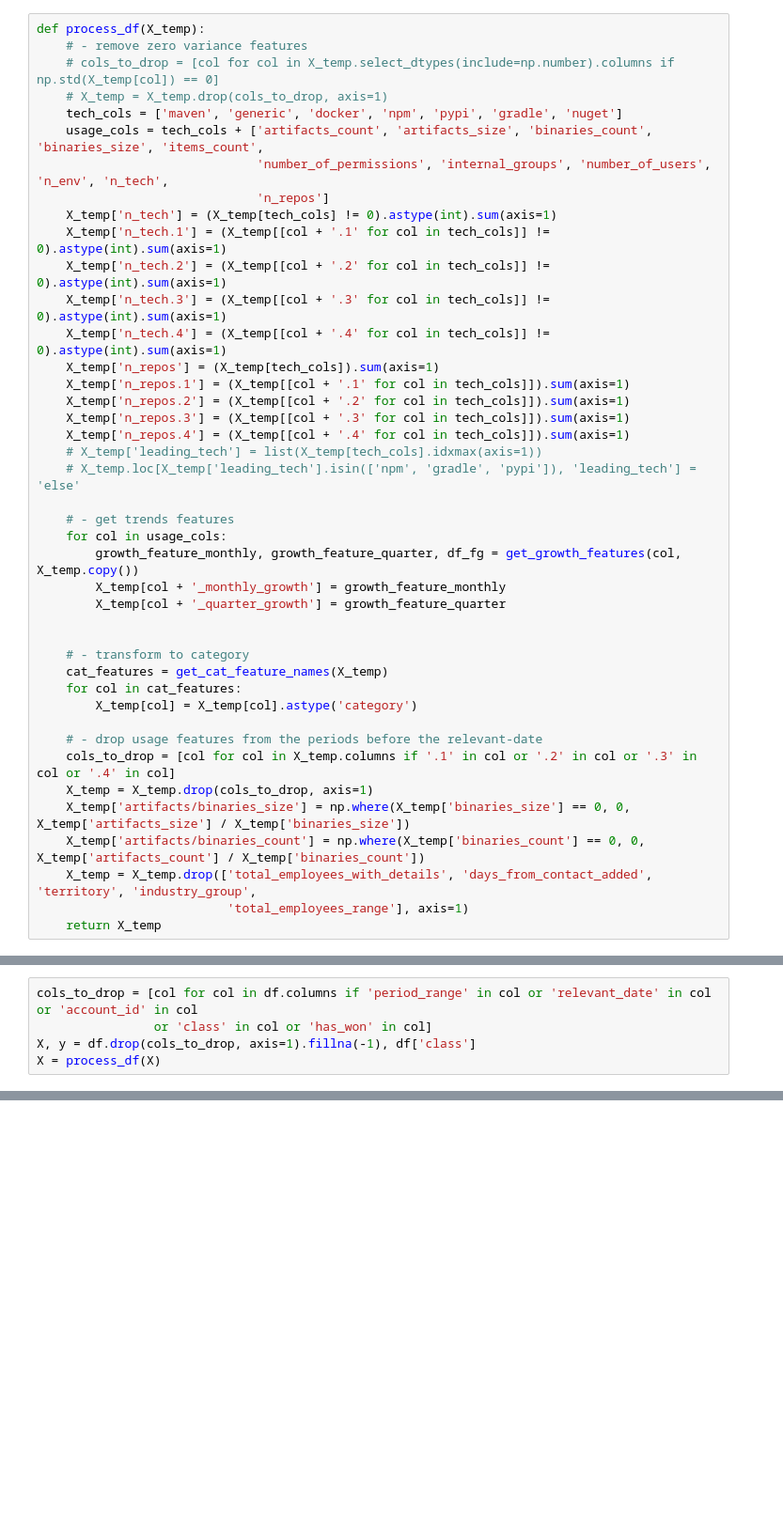
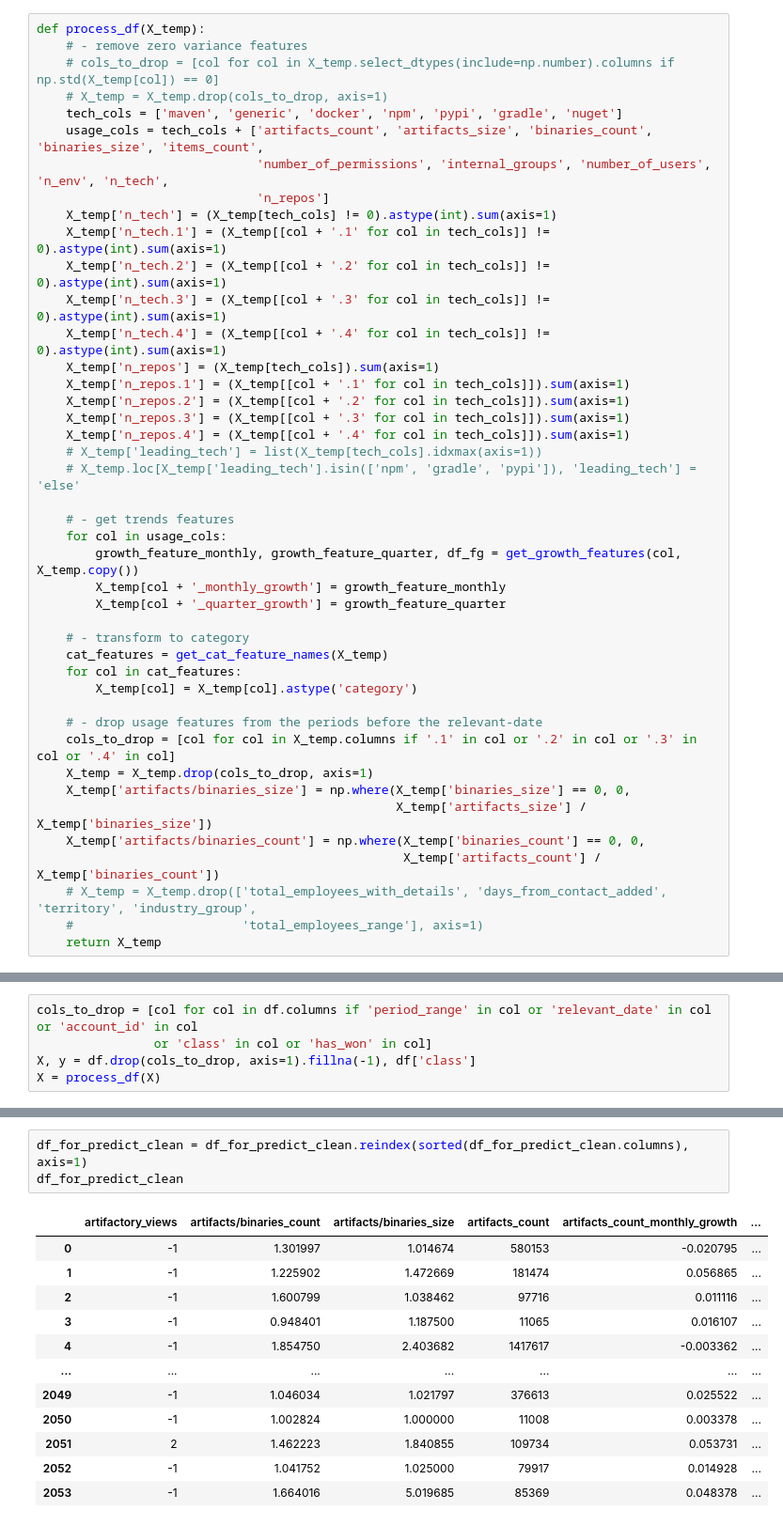
Before and after one commit to jfrog/pro-prox-model, a Jupyter notebook: main.ipynb, the cells around one changed output, grey strips where cells are left out. Shown at 94% size. Saved outputs shown, nothing was run; the diff lists cells and outputs as text; blank space fills up the shorter version.

```diff
--- a/main.ipynb
+++ b/main.ipynb
@@ -55,7 +45,6 @@ def process_df(X_temp):
         X_temp[col + '_monthly_growth'] = growth_feature_monthly
         X_temp[col + '_quarter_growth'] = growth_feature_quarter
 
-
     # - transform to category
     cat_features = get_cat_feature_names(X_temp)
     for col in cat_features:
@@ -64,9 +53,11 @@ def process_df(X_temp):
     # - drop usage features from the periods before the relevant-date
     cols_to_drop = [col for col in X_temp.columns if '.1' in col or '.2' in col or '.3' in col or '.4' in col]
     X_temp = X_temp.drop(cols_to_drop, axis=1)
-    X_temp['artifacts/binaries_size'] = np.where(X_temp['binaries_size'] == 0, 0, X_temp['artifacts_size'] / X_temp['binaries_size'])
-    X_temp['artifacts/binaries_count'] = np.where(X_temp['binaries_count'] == 0, 0, X_temp['artifacts_count'] / X_temp['binaries_count'])
-    X_temp = X_temp.drop(['total_employees_with_details', 'days_from_contact_added', 'territory', 'industry_group',
-                          'total_employees_range'], axis=1)
+    X_temp['artifacts/binaries_size'] = np.where(X_temp['binaries_size'] == 0, 0,
+                                                 X_temp['artifacts_size'] / X_temp['binaries_size'])
+    X_temp['artifacts/binaries_count'] = np.where(X_temp['binaries_count'] == 0, 0,
+                                                  X_temp['artifacts_count'] / X_temp['binaries_count'])
+    # X_temp = X_temp.drop(['total_employees_with_details', 'days_from_contact_added', 'territory', 'industry_group',
+    #                       'total_employees_range'], axis=1)
     return X_temp
 # %%
@@ -148,0 +116,16 @@ df_for_predict_clean['class_pred_proba'] = cbc.predict_proba(df_for_predict_clea
+# %%
+df_for_predict_clean = df_for_predict_clean.reindex(sorted(df_for_predict_clean.columns), axis=1)
+df_for_predict_clean
+# %% [output]
+|  | artifactory_views | artifacts/binaries_count | artifacts/binaries_size | artifacts_count | artifacts_count_monthly_growth | ... |
+| 0 | -1 | 1.301997 | 1.014674 | 580153 | -0.020795 | ... |
+| 1 | -1 | 1.225902 | 1.472669 | 181474 | 0.056865 | ... |
+| 2 | -1 | 1.600799 | 1.038462 | 97716 | 0.011116 | ... |
+| 3 | -1 | 0.948401 | 1.187500 | 11065 | 0.016107 | ... |
+| 4 | -1 | 1.854750 | 2.403682 | 1417617 | -0.003362 | ... |
+| ... | ... | ... | ... | ... | ... | ... |
+| 2049 | -1 | 1.046034 | 1.021797 | 376613 | 0.025522 | ... |
+| 2050 | -1 | 1.002824 | 1.000000 | 11008 | 0.003378 | ... |
+| 2051 | 2 | 1.462223 | 1.840855 | 109734 | 0.053731 | ... |
+| 2052 | -1 | 1.041752 | 1.025000 | 79917 | 0.014928 | ... |
+| 2053 | -1 | 1.664016 | 5.019685 | 85369 | 0.048378 | ... |
```
Also changed, not shown: parts of 34 cells of this notebook, 1 other file.
